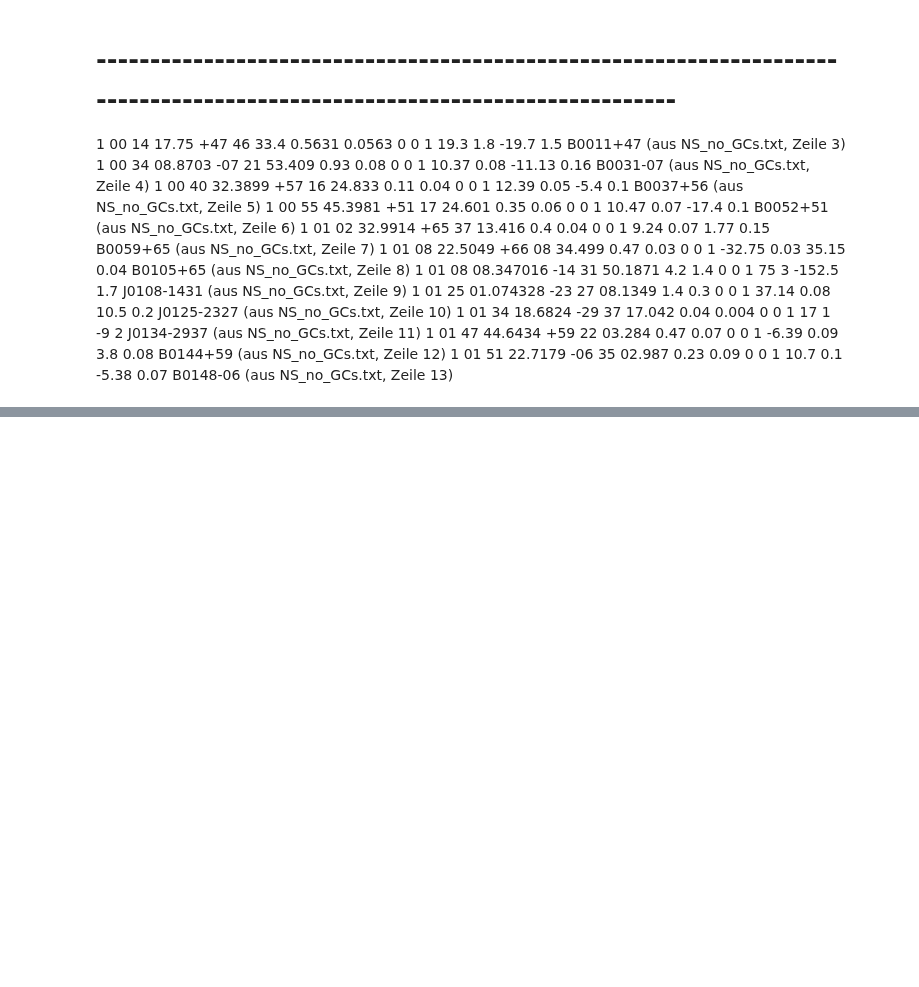
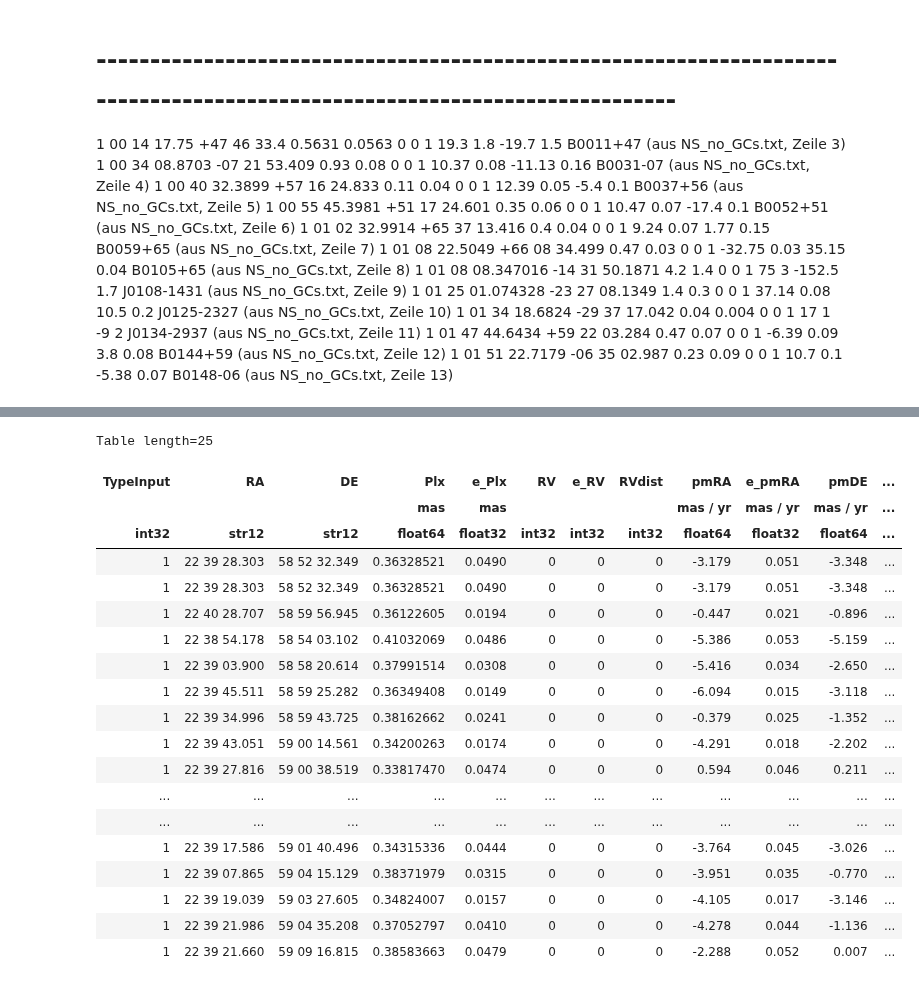
Before and after one commit to surodeep26/Runaway-Stars, a Jupyter notebook: v16.ipynb, the cells around one changed output, grey strips where cells are left out. Drawn from its saved outputs; the diff is of its cells as text; code cells hidden in the pictures; blank space fills up the shorter version.

```diff
--- a/v16.ipynb
+++ b/v16.ipynb
@@ -67,0 +115,39 @@ Table length=259
+# %%
+def make_gießler_input(table):
+    g = Table()
+    g['TypeInput'] = np.ones_like(table['e_Plx'].value).astype(int)
+    g['RA'] = table['SkyCoord'].ra.to_string(unit='hourangle', sep=' ', precision=3, pad=True)
+    g['DE'] = table['SkyCoord'].dec.to_string(unit='degree', sep=' ', precision=3, pad=True)
+    g['Plx'] = table['rgeo'].to(u.mas, u.parallax())
+    g['e_Plx'] = table['e_Plx']
+    g['RV'] = np.zeros_like(table['e_Plx'].value).astype(int)
+    g['e_RV'] = np.zeros_like(table['e_Plx'].value).astype(int)
+    g['RVdist'] = np.zeros_like(table['e_Plx'].value).astype(int)
+    g['pmRA'] = table['pmRA']
+    g['e_pmRA'] = table['e_pmRA']
+    g['pmDE'] = table['pmDE']
+    g['e_pmDE'] = table['e_pmDE']
+    g['Source'] = table['Source'].astype(str)
+    return g
+make_gießler_input(fs)
+# %% [output]
+Table length=25
+| TypeInput | RA | DE | Plx | e_Plx | RV | e_RV | RVdist | pmRA | e_pmRA | pmDE | ... |
+|  |  |  | mas | mas |  |  |  | mas / yr | mas / yr | mas / yr | ... |
+| int32 | str12 | str12 | float64 | float32 | int32 | int32 | int32 | float64 | float32 | float64 | ... |
+| 1 | 22 39 28.303 | 58 52 32.349 | 0.36328521 | 0.0490 | 0 | 0 | 0 | -3.179 | 0.051 | -3.348 | ... |
+| 1 | 22 39 28.303 | 58 52 32.349 | 0.36328521 | 0.0490 | 0 | 0 | 0 | -3.179 | 0.051 | -3.348 | ... |
+| 1 | 22 40 28.707 | 58 59 56.945 | 0.36122605 | 0.0194 | 0 | 0 | 0 | -0.447 | 0.021 | -0.896 | ... |
+| 1 | 22 38 54.178 | 58 54 03.102 | 0.41032069 | 0.0486 | 0 | 0 | 0 | -5.386 | 0.053 | -5.159 | ... |
+| 1 | 22 39 03.900 | 58 58 20.614 | 0.37991514 | 0.0308 | 0 | 0 | 0 | -5.416 | 0.034 | -2.650 | ... |
+| 1 | 22 39 45.511 | 58 59 25.282 | 0.36349408 | 0.0149 | 0 | 0 | 0 | -6.094 | 0.015 | -3.118 | ... |
+| 1 | 22 39 34.996 | 58 59 43.725 | 0.38162662 | 0.0241 | 0 | 0 | 0 | -0.379 | 0.025 | -1.352 | ... |
+| 1 | 22 39 43.051 | 59 00 14.561 | 0.34200263 | 0.0174 | 0 | 0 | 0 | -4.291 | 0.018 | -2.202 | ... |
+| 1 | 22 39 27.816 | 59 00 38.519 | 0.33817470 | 0.0474 | 0 | 0 | 0 | 0.594 | 0.046 | 0.211 | ... |
+| ... | ... | ... | ... | ... | ... | ... | ... | ... | ... | ... | ... |
+| ... | ... | ... | ... | ... | ... | ... | ... | ... | ... | ... | ... |
+| 1 | 22 39 17.586 | 59 01 40.496 | 0.34315336 | 0.0444 | 0 | 0 | 0 | -3.764 | 0.045 | -3.026 | ... |
+| 1 | 22 39 07.865 | 59 04 15.129 | 0.38371979 | 0.0315 | 0 | 0 | 0 | -3.951 | 0.035 | -0.770 | ... |
+| 1 | 22 39 19.039 | 59 03 27.605 | 0.34824007 | 0.0157 | 0 | 0 | 0 | -4.105 | 0.017 | -3.146 | ... |
+| 1 | 22 39 21.986 | 59 04 35.208 | 0.37052797 | 0.0410 | 0 | 0 | 0 | -4.278 | 0.044 | -1.136 | ... |
+| 1 | 22 39 21.660 | 59 09 16.815 | 0.38583663 | 0.0479 | 0 | 0 | 0 | -2.288 | 0.052 | 0.007 | ... |
```
Also changed, not shown: parts of 3 cells of this notebook.
